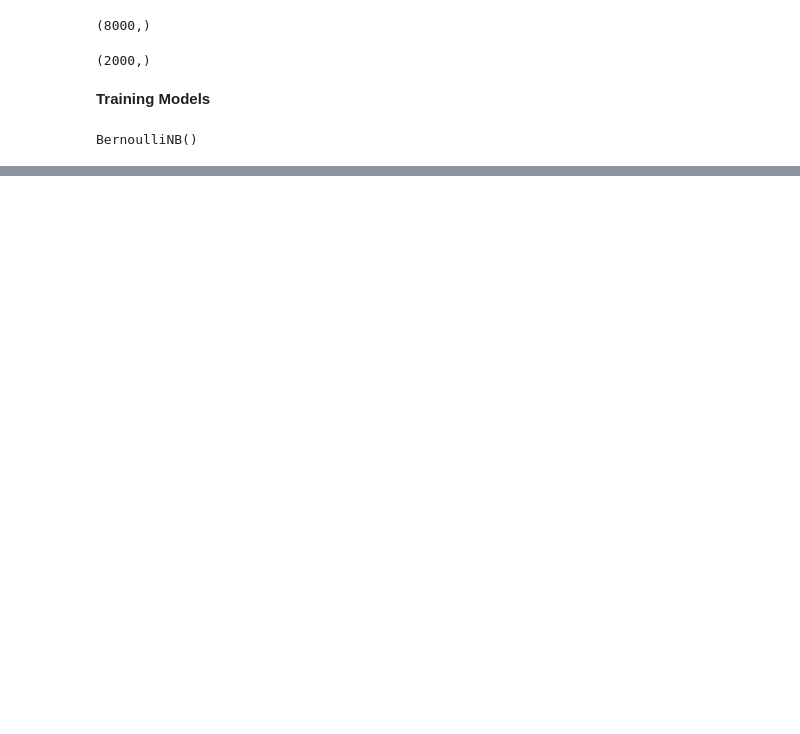
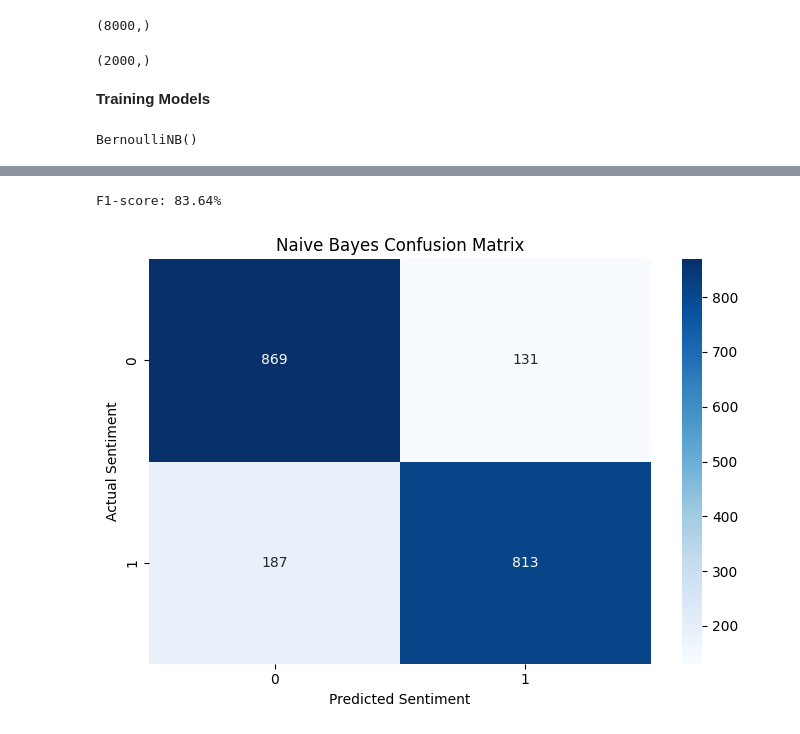
Before and after one commit to fatimaimran22/AI-ML, a Jupyter notebook: naive_bayes/Sentimental_Analysis_NB.ipynb, the cells around one changed output, grey strips where cells are left out. Drawn from its saved outputs; the diff is of its cells as text; code cells hidden in the pictures; blank space fills up the shorter version.

Commit message:
Naive Bayes

```diff
--- a/naive_bayes/Sentimental_Analysis_NB.ipynb
+++ b/naive_bayes/Sentimental_Analysis_NB.ipynb
@@ -262,0 +314,28 @@ Bernoulli NB:  82.0%
+# %%
+print(f"F1-score: {(f1_score(y_test, y_pred1)*100):.2f}%")
+# %% [output]
+F1-score: 83.64%
+# %%
+#Confusion Matrix for Best Model -> Multinomial NB
+
+cm = confusion_matrix(y_test, y_pred1)
+
+
+plt.figure(figsize=(7, 5))
+
+sns.heatmap(
+    cm,
+    annot=True,
+    fmt="d",
+    cmap="Blues",
+    xticklabels=model1.classes_,
+    yticklabels=model1.classes_
+)
+
+plt.title("Naive Bayes Confusion Matrix")
+plt.xlabel("Predicted Sentiment")
+plt.ylabel("Actual Sentiment")
+plt.tight_layout()
+plt.show()
+# %% [output]
+[figure, added]
```
Also changed, not shown: parts of 27 cells of this notebook.
